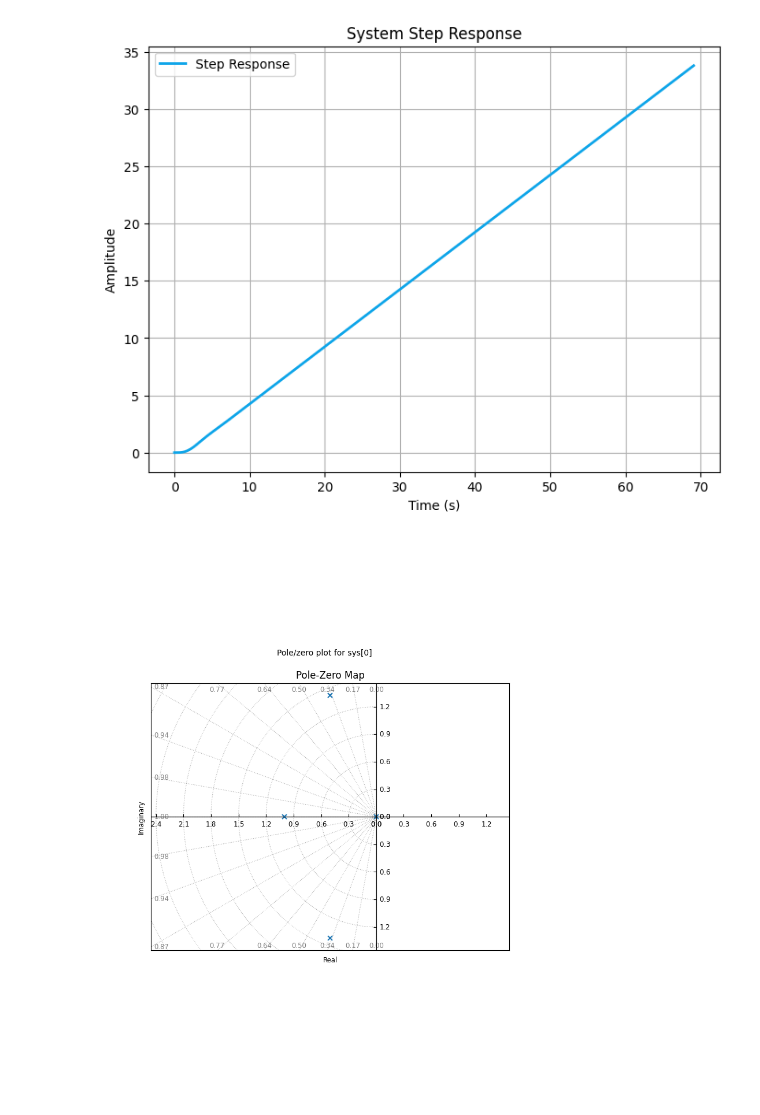
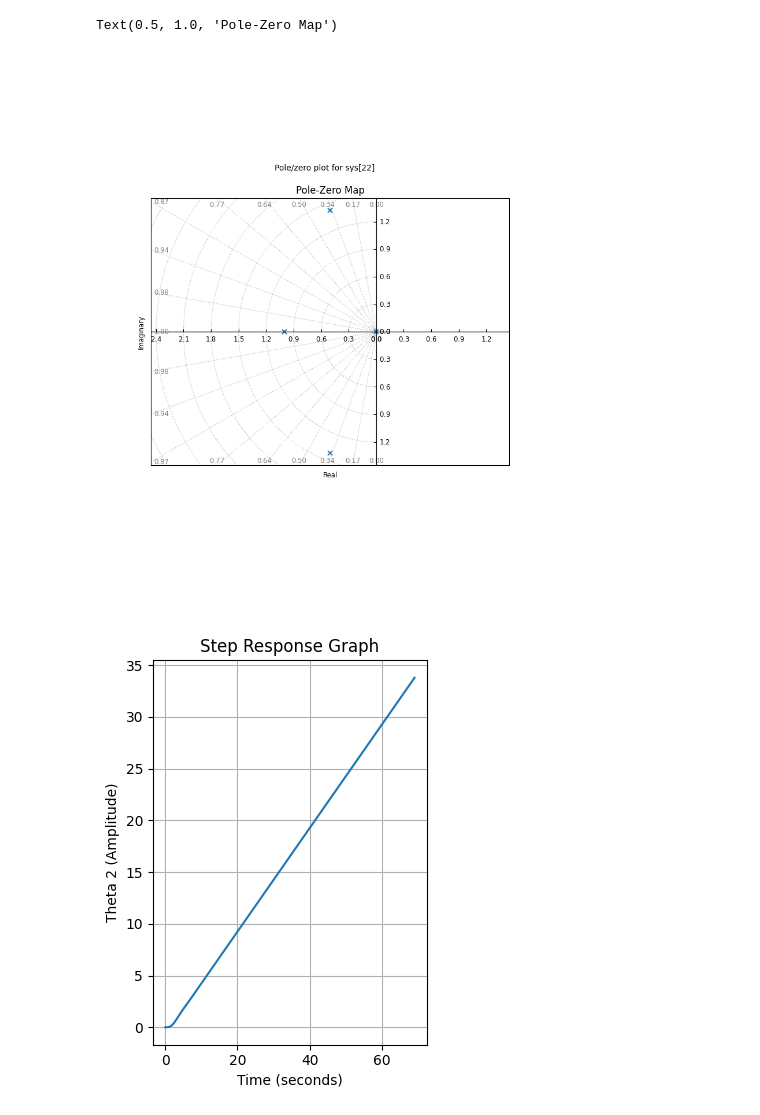
Before and after one commit to KIEL0T/ControlSystems, a Jupyter notebook: MidtermExam/Problem2.ipynb, the cells around one changed output. Cells and saved outputs as stored; diff of their text form; code cells hidden in the pictures.

```diff
--- a/MidtermExam/Problem2.ipynb
+++ b/MidtermExam/Problem2.ipynb
@@ -5,6 +5,21 @@ import matplotlib.pyplot as plt
 # %%
-# Define the transfer function H(s) = 1 / (s^4 + 2s^3 + 3s^2 + 2s)
+# Define the control system based on the provided Laplace equations:
+# Equation 1: T(s) = θ1(s)[s^2 + s + 1] - θ2(s)
+# Equation 2: θ1(s) = θ2(s)[s^2 + s + 1]
+#
+# Substituting θ1(s) from Eq 2 into Eq 1:
+# T(s) = θ2(s)[s^2 + s + 1]^2 - θ2(s)
+# T(s) = θ2(s)[(s^2 + s + 1)^2 - 1]
+# Expanding (s^2 + s + 1)^2: s^4 + 2s^3 + 3s^2 + 2s + 1
+# T(s) = θ2(s)[s^4 + 2s^3 + 3s^2 + 2s]
+#
+# Target Transfer Function G(s) = θ2(s) / T(s):
+# G(s) = 1 / (s^4 + 2s^3 + 3s^2 + 2s)
+
+# Numerator and Denominator coefficients
 num = [1]
 den = [1, 2, 3, 2, 0]
-sys = ct.TransferFunction(num, den)
+
+# Define the system transfer function
+system = ct.TransferFunction(num, den)
 # %%
@@ -14,21 +49,24 @@ zeros = ct.zeros(sys)
 # %%
-# Plot Step Response
-t, y = ct.step_response(sys)
+# 2. Generate plots
 plt.figure(figsize=(8, 6))
-plt.plot(t, y, label='Step Response', color='#0ea5e9', lw=2)
-plt.title('System Step Response')
-plt.xlabel('Time (s)')
-plt.ylabel('Amplitude')
-plt.grid(True)
-plt.legend()
-plt.show()
+
+# Plot 1: Pole-Zero Map
+ct.pzmap(system, grid=True)
+plt.title('Pole-Zero Map')
 # %% [output]
+Text(0.5, 1.0, 'Pole-Zero Map')
-[figure, old version]
+[figure, new version]
 # %%
-# Plot Pole-Zero Map
-plt.figure(figsize=(8, 6))
-ct.pzmap(sys, grid=True)
-plt.title('Pole-Zero Map')
+# Plot 2: Step Response
+plt.subplot(1, 2, 2)
+t, y = ct.step_response(system)
+plt.plot(t, y)
+plt.title('Step Response Graph')
+plt.xlabel('Time (seconds)')
+plt.ylabel('Theta 2 (Amplitude)')
+plt.grid(True)
+
+plt.tight_layout()
 plt.show()
 # %% [output]
-[figure, old version]
+[figure, new version]
```
Also changed, not shown: parts of 2 cells of this notebook.
